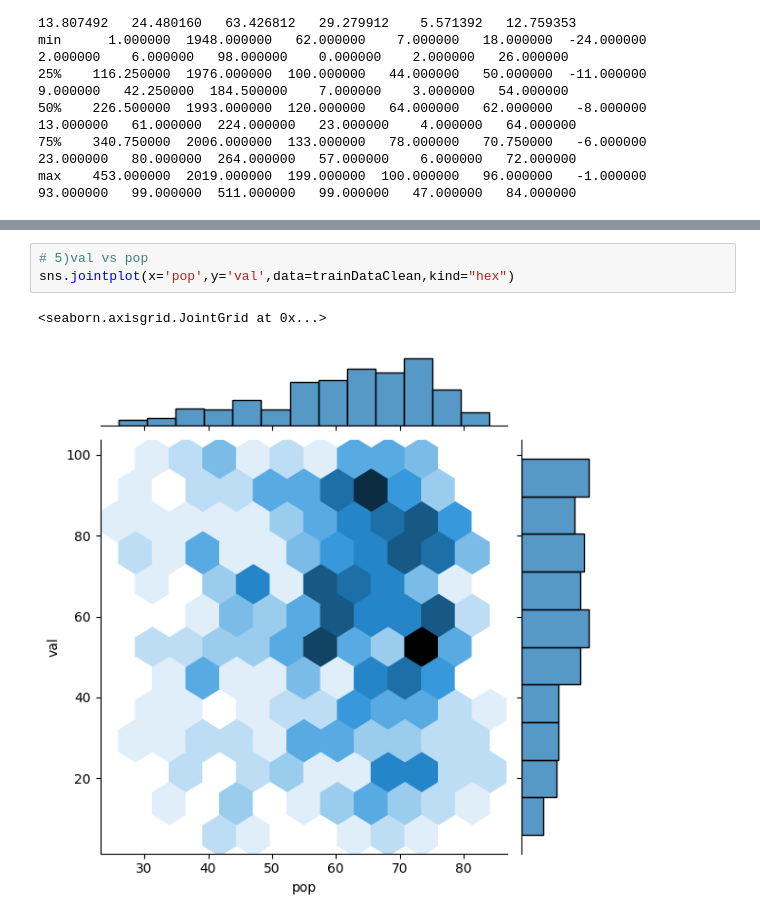
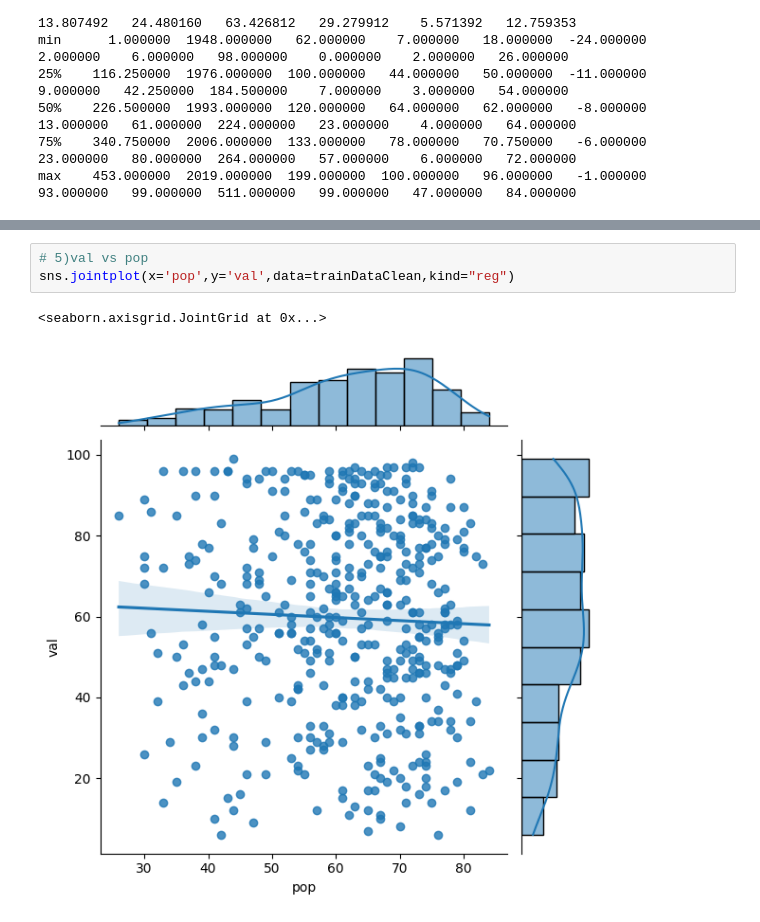
Before and after one commit to GraceCWY/imbalance-data-regression, a Jupyter notebook: regression_grace_02.ipynb, the cells around one changed output, grey strips where cells are left out. Cells and saved outputs as stored; diff of their text form.

```diff
--- a/regression_grace_02.ipynb
+++ b/regression_grace_02.ipynb
@@ -117,8 +117,8 @@ sns.jointplot(x='pop',y='live',data=trainDataClean,kind="hex")
 # %%
 # 5)val vs pop
-sns.jointplot(x='pop',y='val',data=trainDataClean,kind="hex")
+sns.jointplot(x='pop',y='val',data=trainDataClean,kind="reg")
 # %% [output]
 <seaborn.axisgrid.JointGrid at 0x...>
-[figure, old version]
+[figure, new version]
 # %%
 # 6)dur vs pop
```
Also changed, not shown: parts of 15 cells of this notebook, 2 other files.
